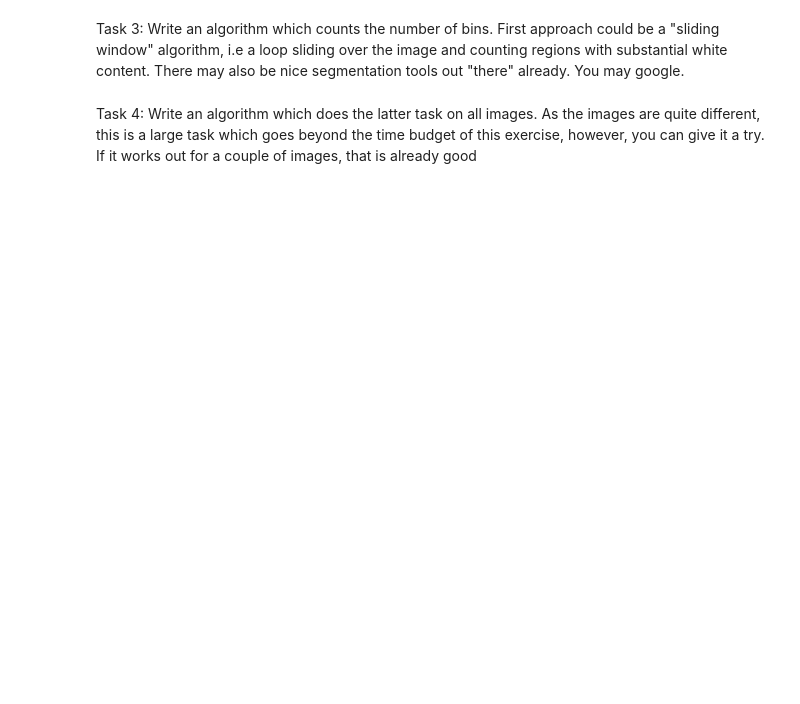
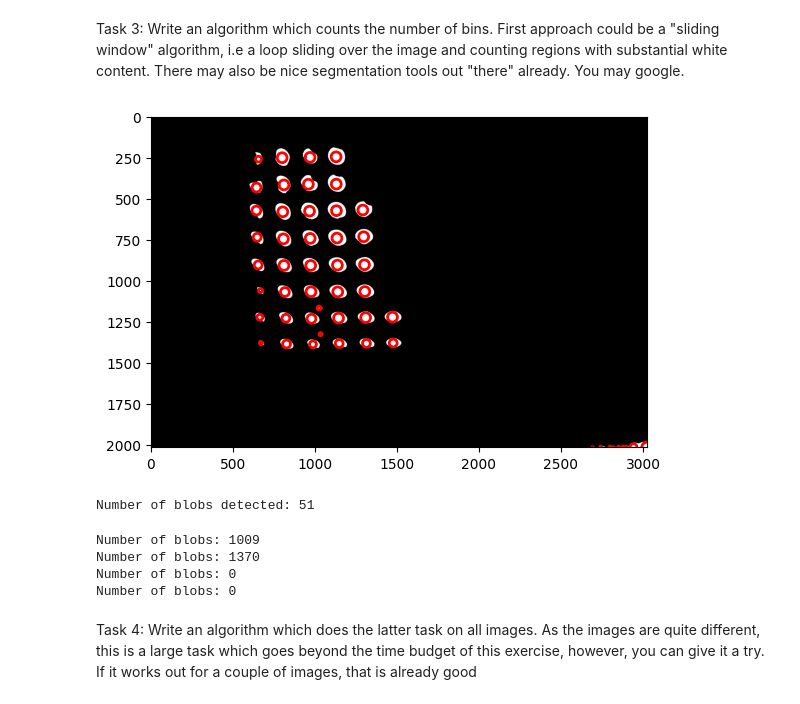
Before and after one commit to Sean-Reinhardt/Reinhardt-Sean, a Jupyter notebook: CodingTask2.ipynb, the cells around one changed output. Drawn from its saved outputs; the diff is of its cells as text; code cells hidden in the pictures; blank space fills up the shorter version.

```diff
--- a/CodingTask2.ipynb
+++ b/CodingTask2.ipynb
@@ -158,2 +122,64 @@ for filename in os.listdir(folder_path):
+# %%
+import matplotlib.pyplot as plt
+from skimage import io, feature, filters
+
+# Load the image and convert it to grayscale
+image = io.imread('/content/drive/MyDrive/datascience/codingtask22/processed_IMG_5383.png', as_gray=True)
+
+# Apply a Gaussian filter to smooth the image
+image_smoothed = filters.gaussian(image, sigma=3)
+
+# Detect blobs using the Laplacian of Gaussian method
+blobs = feature.blob_log(image_smoothed, min_sigma=3, max_sigma=30, num_sigma=10, threshold=0.1)
+
+# Plot the image and the detected blobs
+fig, ax = plt.subplots()
+ax.imshow(image, cmap='gray')
+for blob in blobs:
+    y, x, r = blob
+    c = plt.Circle((x, y), r, color='red', linewidth=2, fill=False)
+    ax.add_patch(c)
+plt.show()
+
+#blobs = blob_doh(image_threshold, max_sigma=30, threshold=.01)
+
+print("Number of blobs detected:", len(blobs))
+# %% [output]
+[figure, added]
+Number of blobs detected: 51
+# %%
+import skimage.io as io
+from skimage.filters import threshold_otsu
+from skimage.measure import label, regionprops
+
+threshold_value = 30
+folder_path = '/content/drive/MyDrive/datascience/codingtask22/'
+png_files = glob.glob(os.path.join(folder_path, "*.png"))
+
+for files in png_files:
+
+# Load the image
+  image = io.imread(files)
+
+# Convert the image to binary format
+  threshold_value = threshold_otsu(image)
+  binary_image = image < threshold_value
+
+# Label the connected white regions in the binary image
+  label_image = label(binary_image)
+
+# Get the properties of the labeled regions
+  regions = regionprops(label_image)
+
+# Count the number of regions with a minimum number of pixels
+  min_pixels = 30
+  num_blobs = sum(1 for r in regions if r.area >= min_pixels)
+
+  print(f"Number of blobs: {num_blobs}")
+# %% [output]
+Number of blobs: 1009
+Number of blobs: 1370
+Number of blobs: 0
+Number of blobs: 0
 # %% [markdown]
 Task 4: Write an algorithm which does the latter task on all images. As the images are quite different, this is a large task which goes beyond the time budget of this exercise, however, you can give it a try. If it works out for a couple of images, that is already good
```
Also changed, not shown: parts of 4 cells of this notebook.
